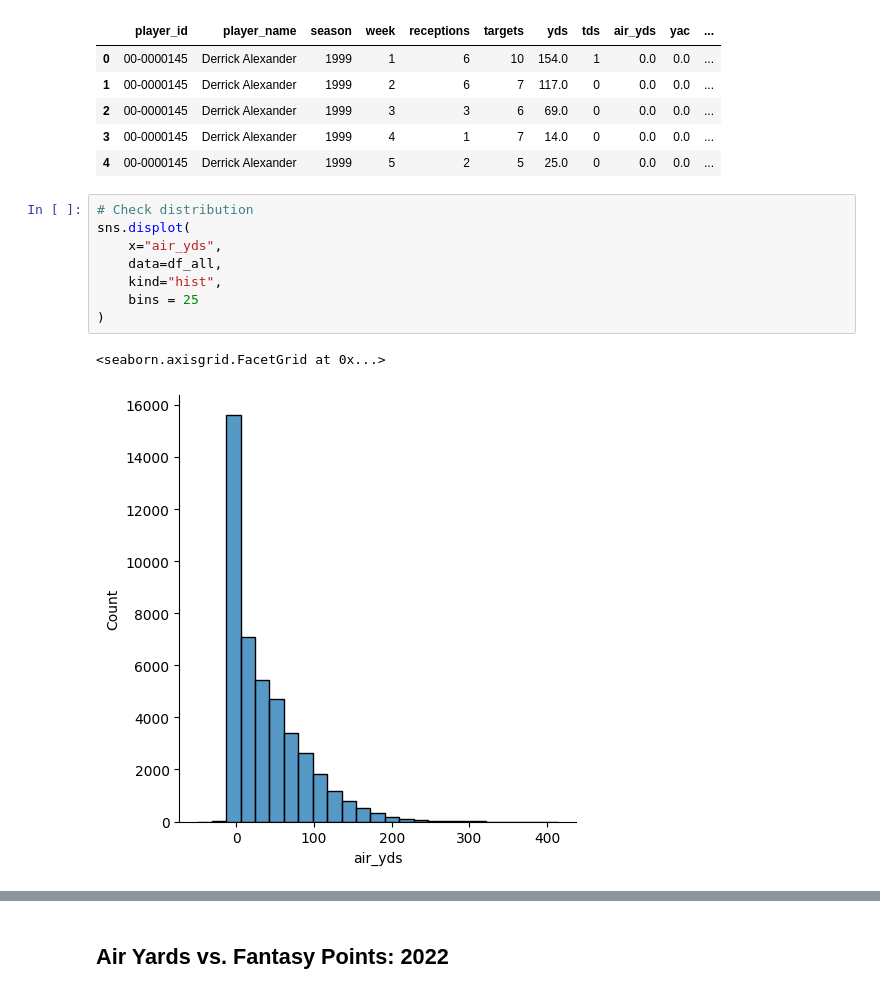
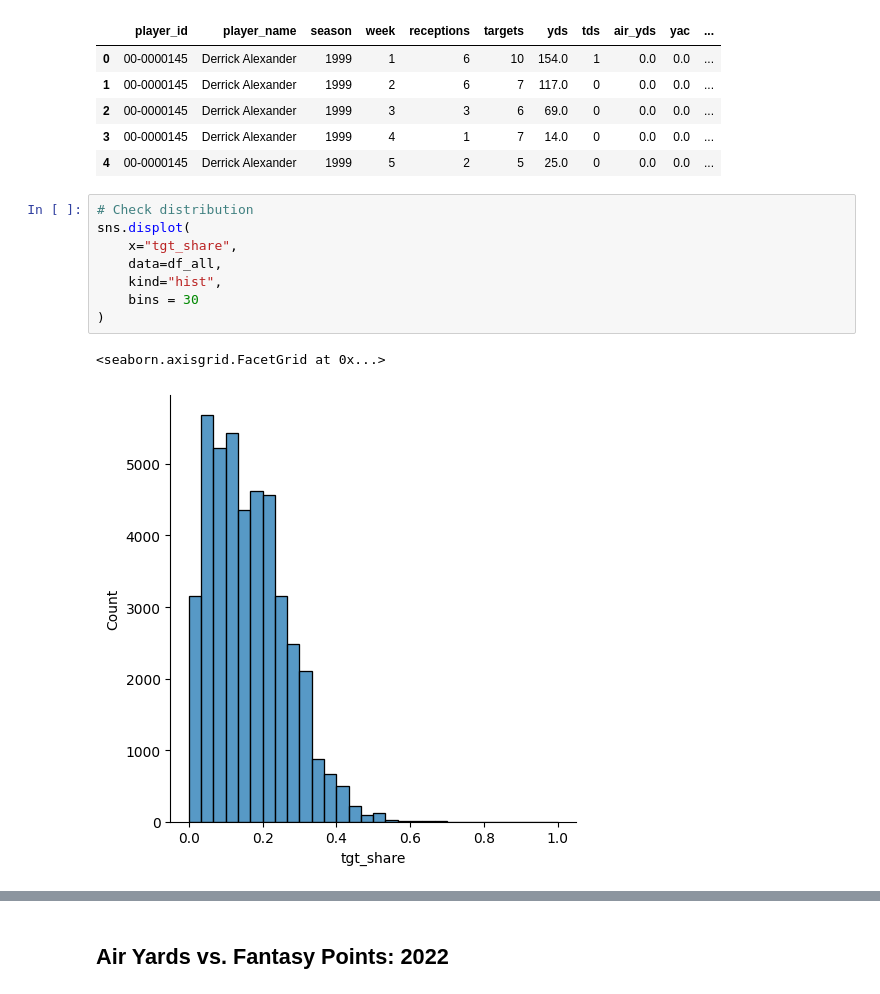
Before and after one commit to gfidanli/fantasy_football_analysis, a Jupyter notebook: daily_analysis/day8.ipynb, the cells around one changed output, grey strips where cells are left out. Saved outputs shown, nothing was run; the diff lists cells and outputs as text.

Commit message:
update analysis to use target share

```diff
--- a/daily_analysis/day8.ipynb
+++ b/daily_analysis/day8.ipynb
@@ -53,11 +53,11 @@ df_all.head()
 # %%
 # Check distribution
 sns.displot(
-    x="air_yds",
+    x="tgt_share",
     data=df_all,
     kind="hist",
-    bins = 25
+    bins = 30
 )
 # %% [output]
 <seaborn.axisgrid.FacetGrid at 0x...>
-[figure, old version]
+[figure, new version]
```
Also changed, not shown: parts of 13 cells of this notebook.
